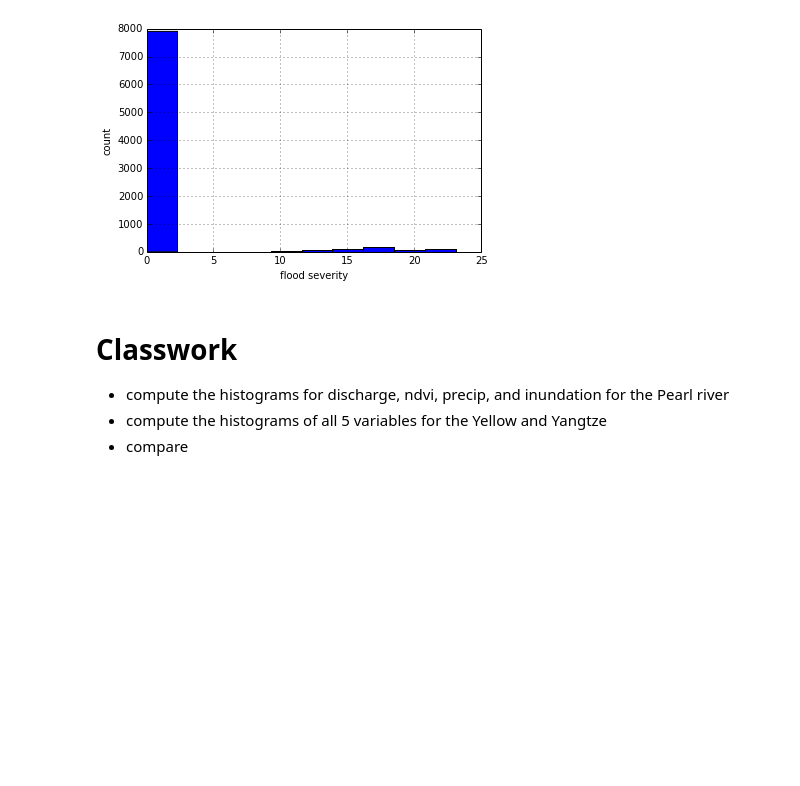
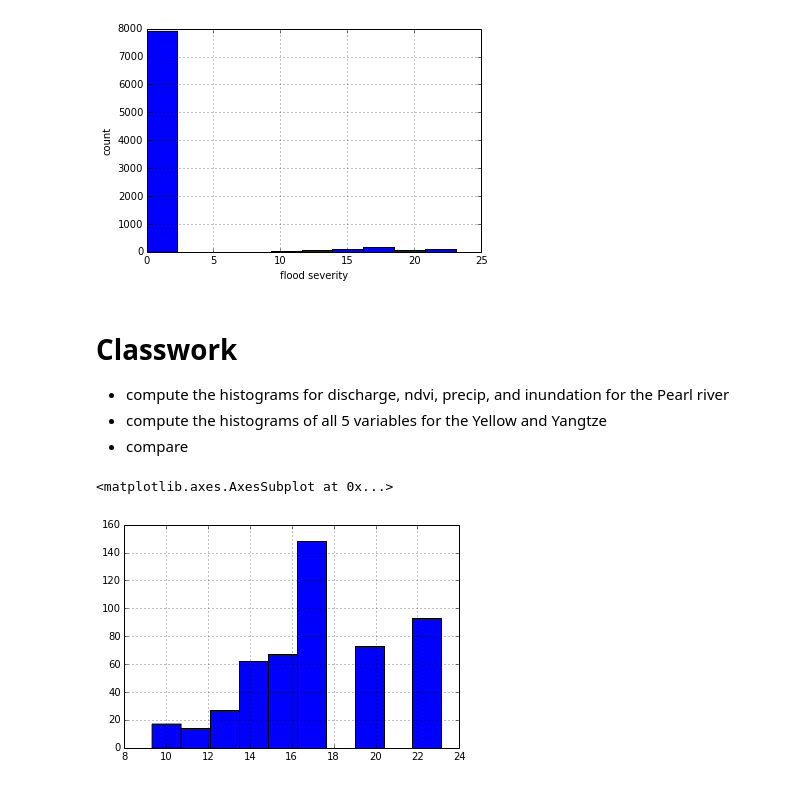
Before and after one commit to story645/EAS213, a Jupyter notebook: notebooks/class2.ipynb, the cells around one changed output. Cells and saved outputs as stored; diff of their text form; code cells hidden in the pictures; blank space fills up the shorter version.

```diff
--- a/notebooks/class2.ipynb
+++ b/notebooks/class2.ipynb
@@ -77,3 +98,13 @@ Classwork
 * compute the histograms for discharge, ndvi, precip, and inundation for the Pearl river
 * compute the histograms of all 5 variables for the Yellow and Yangtze
 * compare
+# %%
+#The Pearl flood severity histogram is getting swamped by the 0 days,
+#so try filtering only the days greater than 0
+fig = plt.figure()
+ax = fig.add_subplot(1,1,1)
+pearl = data['flood']['Pearl']
+pearl[pearl>0].hist(ax=ax)
+# %% [output]
+<matplotlib.axes.AxesSubplot at 0x...>
+[figure, added]
```
Also changed, not shown: parts of 8 cells of this notebook.
